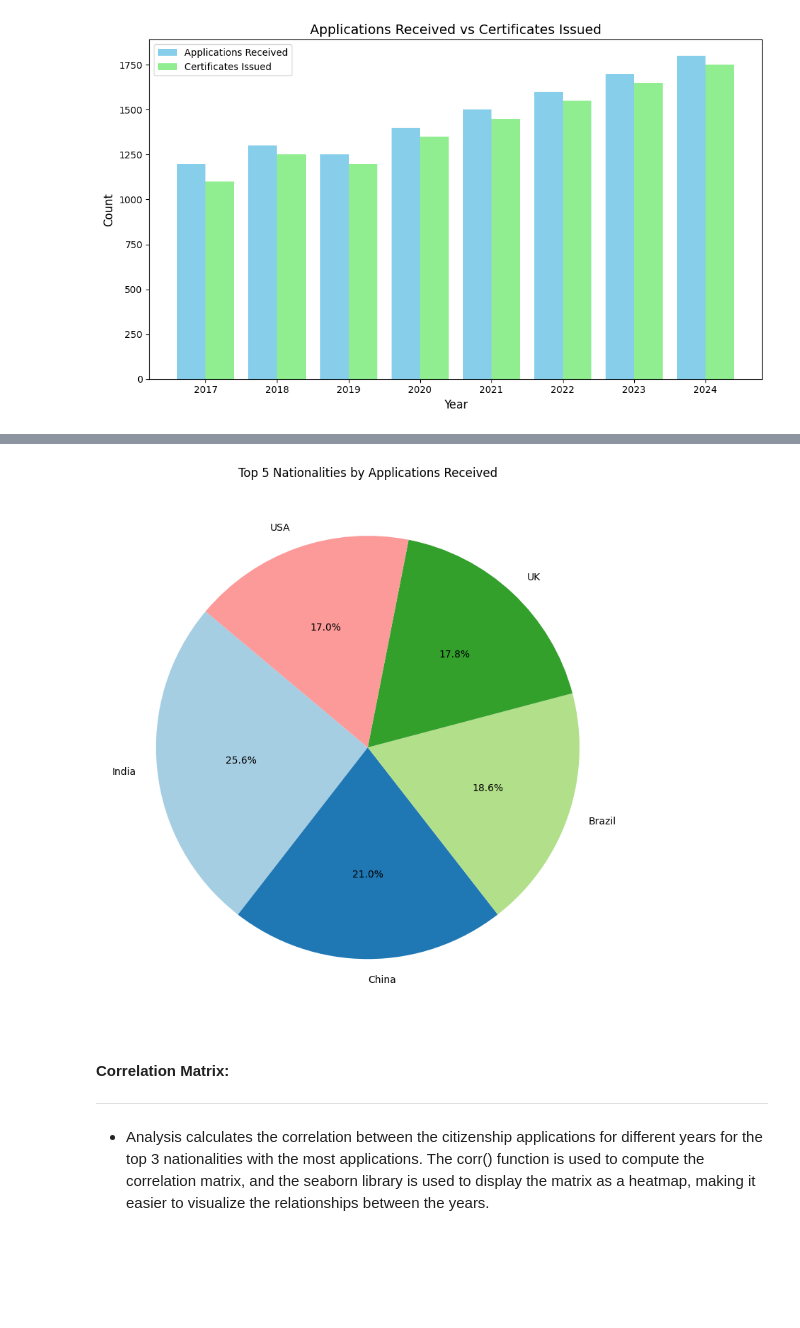
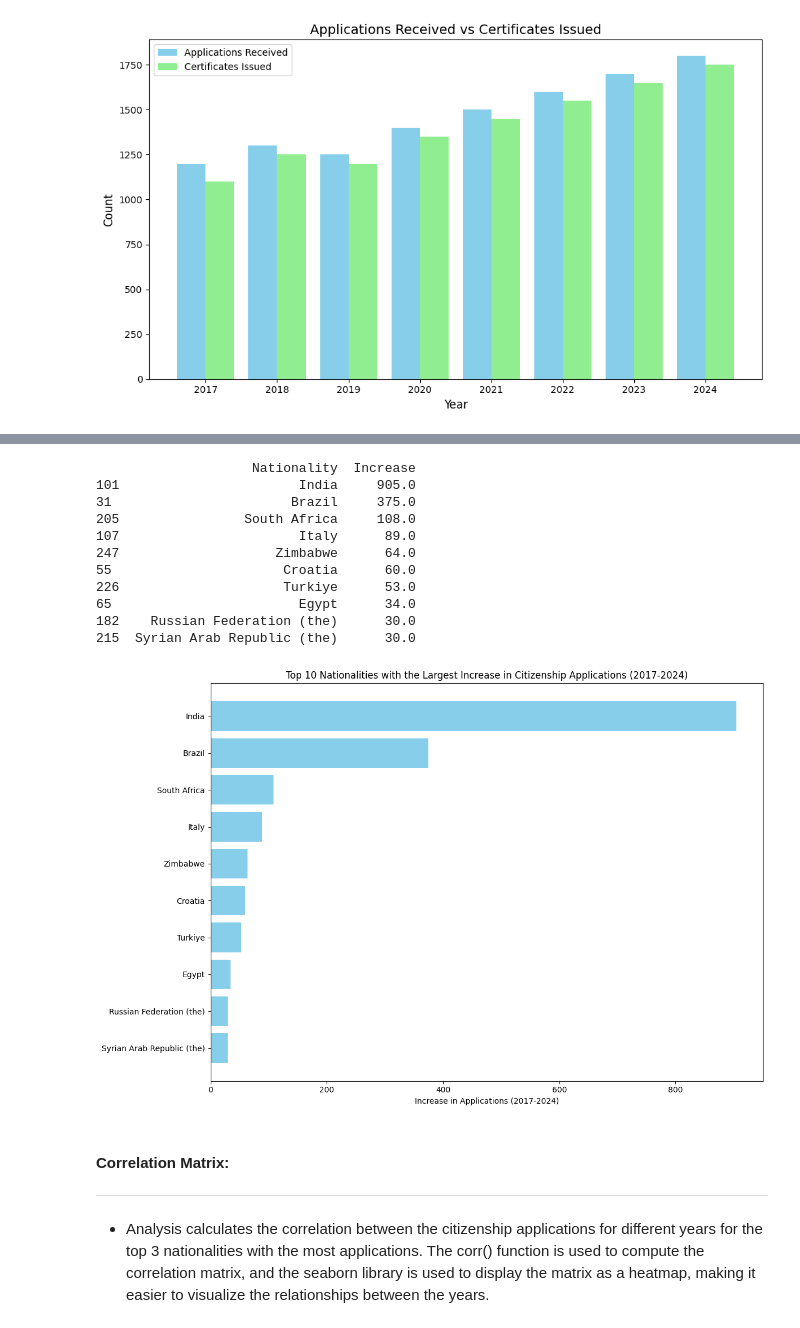
Before and after one commit to CarlosRigueti/Practical-Assignments, a Jupyter notebook: bigproject.ipynb/bigproject.ipynb, the cells around one changed output, grey strips where cells are left out. Saved outputs shown, nothing was run; the diff lists cells and outputs as text; code cells hidden in the pictures; blank space fills up the shorter version.

```diff
--- a/bigproject.ipynb/bigproject.ipynb
+++ b/bigproject.ipynb/bigproject.ipynb
@@ -247,23 +245,50 @@ plt.show()
 ****
 
 * This part of the code identifies which nationalities submitted the most citizenship applications in 2024.
-# %%
-
-# Pie chart for top nationalities
-plt.figure(figsize=(8, 8))
-plt.pie(
-    top_nationalities['Total'],
-    labels=top_nationalities['Nationality'],
-    autopct='%1.1f%%',  # Show percentages
-    startangle=140,  # Start angle for better visual balance
-    colors=plt.cm.Paired.colors  # Use a color map for variety
-)
-
-plt.title('Top 5 Nationalities by Applications Received')
-plt.tight_layout()
-plt.show()
-# %% [output]
-[figure, removed]
+# %%
+# Carregar o arquivo CSV com a codificação correta
+applications = pd.read_csv('citizenship_applications.csv', encoding='latin1')
+
+# Filtrar os dados para o status 'Received' e criar uma cópia para evitar o SettingWithCopyWarning
+received_data = applications[applications['Status'] == 'Received'].copy()
+
+# Definir os anos para análise
+years = ['2017', '2018', '2019', '2020', '2021', '2022', '2023', '2024']
+
+# Converter os valores das colunas de anos para valores numéricos
+received_data[years] = received_data[years].apply(pd.to_numeric, errors='coerce')
+
+# Calcular a diferença de aumento entre 2017 e 2024
+received_data['Increase'] = received_data['2024'] - received_data['2017']
+
+# Ordenar as nacionalidades pela maior diferença de aumento (da maior para a menor)
+received_data = received_data.sort_values(by='Increase', ascending=False)
+
+# Exibir as 10 nacionalidades com a maior diferença de aumento
+top_10_nationalities = received_data[['Nationality', 'Increase']].head(10)
+print(top_10_nationalities)
+
+# Gráfico de barras para as 10 nacionalidades com maior aumento
+plt.figure(figsize=(12, 8))
+plt.barh(top_10_nationalities['Nationality'], top_10_nationalities['Increase'], color='skyblue')
+plt.xlabel('Increase in Applications (2017-2024)')
+plt.title('Top 10 Nationalities with the Largest Increase in Citizenship Applications (2017-2024)')
+plt.gca().invert_yaxis()  # Para exibir a maior diferença no topo
+plt.tight_layout()
+plt.show()
+# %% [output]
+                    Nationality  Increase
+101                       India     905.0
+31                       Brazil     375.0
+205                South Africa     108.0
+107                       Italy      89.0
+247                    Zimbabwe      64.0
+55                      Croatia      60.0
+226                     Turkiye      53.0
+65                        Egypt      34.0
+182    Russian Federation (the)      30.0
+215  Syrian Arab Republic (the)      30.0
+[figure, added]
 # %% [markdown]
 #### Correlation Matrix:
 ****
```
Also changed, not shown: parts of 3 cells of this notebook.
